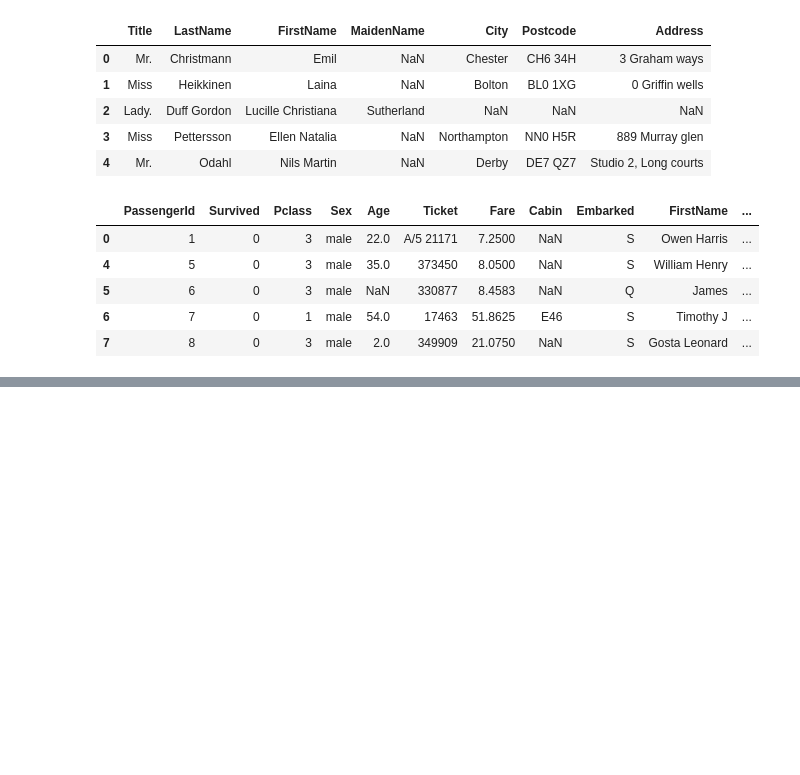
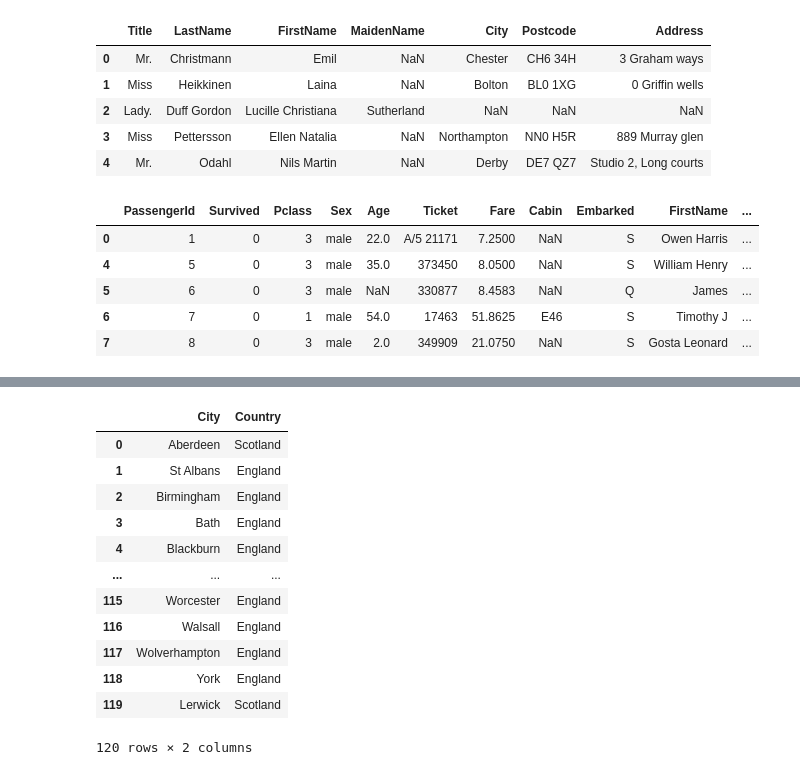
Before and after one commit to AndreasNoklebye/TECH2-H24, a Jupyter notebook: workshop4/workshop4.ipynb, the cells around one changed output, grey strips where cells are left out. Cells and saved outputs as stored; diff of their text form; code cells hidden in the pictures; blank space fills up the shorter version.

```diff
--- a/workshop4/workshop4.ipynb
+++ b/workshop4/workshop4.ipynb
@@ -409,0 +417,19 @@ memory usage: 72.3+ KB
+# %%
+fn = os.path.join(DATA_PATH, 'UK_post_codes.csv')
+df3 = pd.read_csv(fn)
+del df3['Prefix']
+df3
+# %% [output]
+|  | City | Country |
+| 0 | Aberdeen | Scotland |
+| 1 | St Albans | England |
+| 2 | Birmingham | England |
+| 3 | Bath | England |
+| 4 | Blackburn | England |
+| ... | ... | ... |
+| 115 | Worcester | England |
+| 116 | Walsall | England |
+| 117 | Wolverhampton | England |
+| 118 | York | England |
+| 119 | Lerwick | Scotland |
+120 rows × 2 columns
```
Also changed, not shown: parts of 4 cells of this notebook.
